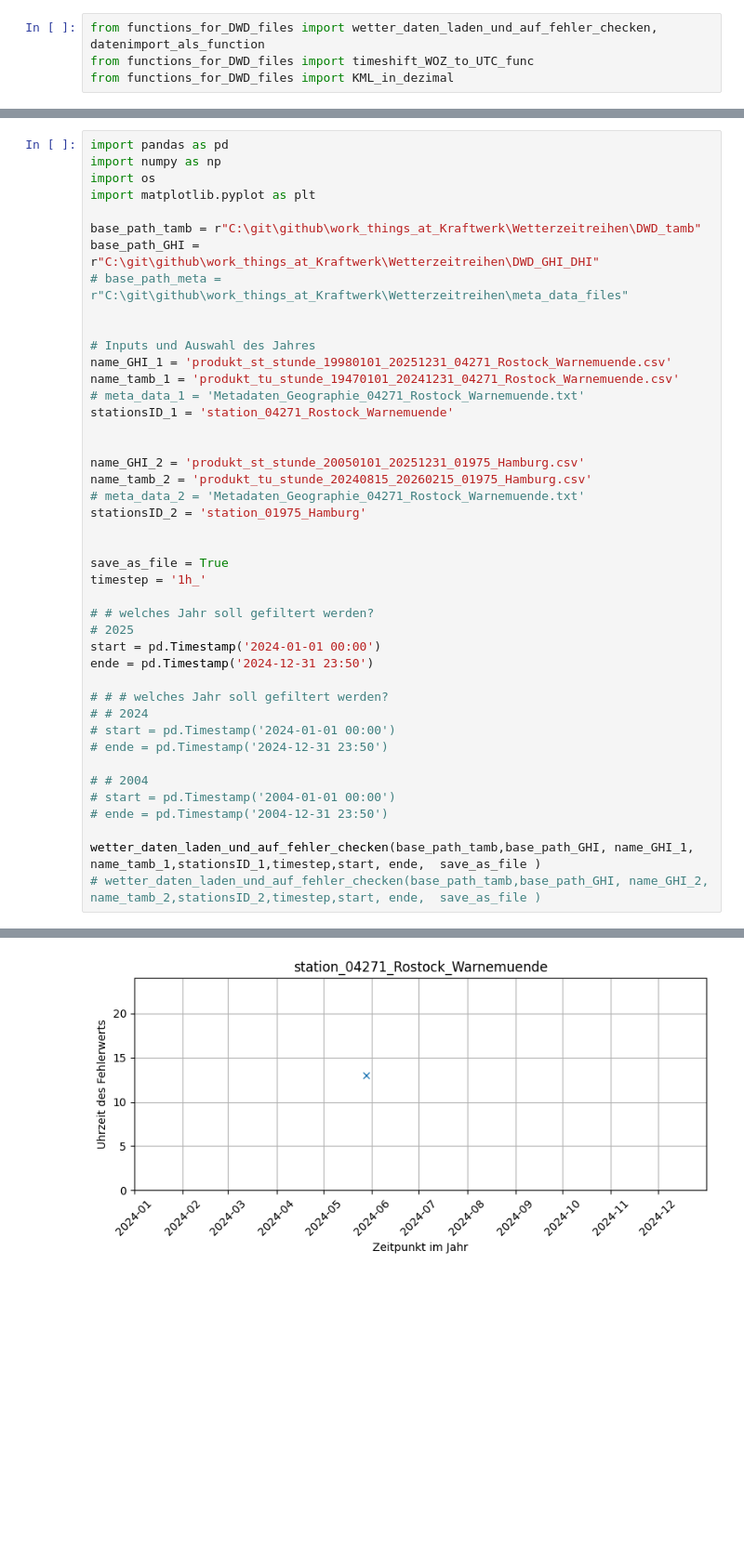
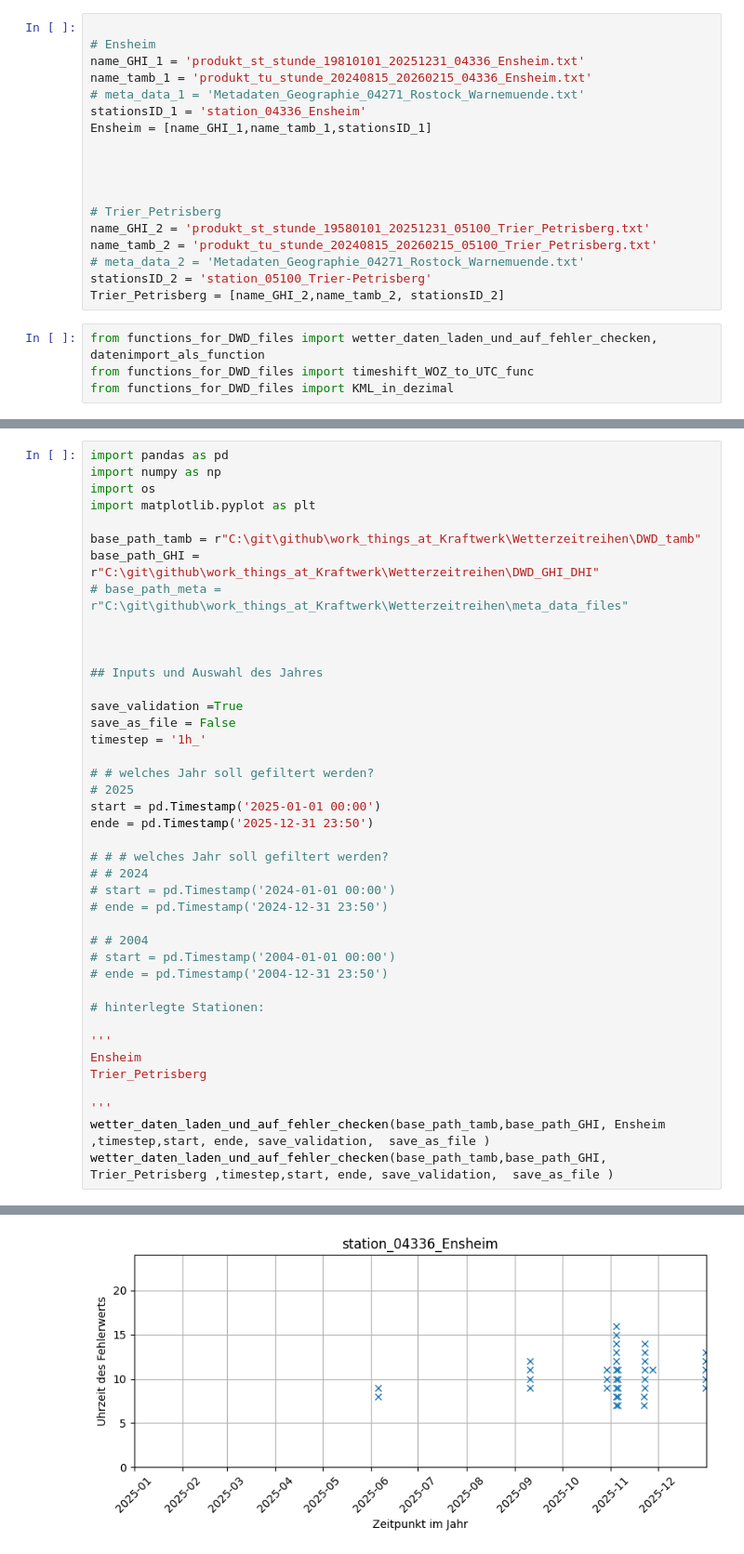
Before and after one commit to CasGross/work_things_at_Kraftwerk, a Jupyter notebook: Wetterzeitreihen/dwd_to_csv_hourly_timeshift_hauptfunktion.ipynb, the cells around one changed output, grey strips where cells are left out. Shown at 93% size. Cells and saved outputs as stored; diff of their text form; blank space fills up the shorter version.

Commit message:
big changes!!!
meta-data is automated but cannot process Umlaute

all in one analysis
saves the validation as timeseries and image

```diff
--- a/Wetterzeitreihen/dwd_to_csv_hourly_timeshift_hauptfunktion.ipynb
+++ b/Wetterzeitreihen/dwd_to_csv_hourly_timeshift_hauptfunktion.ipynb
@@ -1,3 +1,21 @@
+# %%
+
+# Ensheim
+name_GHI_1 = 'produkt_st_stunde_19810101_20251231_04336_Ensheim.txt'
+name_tamb_1 = 'produkt_tu_stunde_20240815_20260215_04336_Ensheim.txt'
+# meta_data_1 = 'Metadaten_Geographie_04271_Rostock_Warnemuende.txt'
+stationsID_1 = 'station_04336_Ensheim'
+Ensheim = [name_GHI_1,name_tamb_1,stationsID_1]
+
+
+
+
+# Trier_Petrisberg
+name_GHI_2 = 'produkt_st_stunde_19580101_20251231_05100_Trier_Petrisberg.txt'
+name_tamb_2 = 'produkt_tu_stunde_20240815_20260215_05100_Trier_Petrisberg.txt'
+# meta_data_2 = 'Metadaten_Geographie_04271_Rostock_Warnemuende.txt'
+stationsID_2 = 'station_05100_Trier-Petrisberg'
+Trier_Petrisberg = [name_GHI_2,name_tamb_2, stationsID_2]
 # %%
 from functions_for_DWD_files import wetter_daten_laden_und_auf_fehler_checken, datenimport_als_function
 from functions_for_DWD_files import timeshift_WOZ_to_UTC_func
@@ -79,26 +107,17 @@ base_path_GHI = r"C:\git\github\work_things_at_Kraftwerk\Wetterzeitreihen\DWD_GH
 # base_path_meta = r"C:\git\github\work_things_at_Kraftwerk\Wetterzeitreihen\meta_data_files"
 
 
-# Inputs und Auswahl des Jahres
-name_GHI_1 = 'produkt_st_stunde_19980101_20251231_04271_Rostock_Warnemuende.csv'
-name_tamb_1 = 'produkt_tu_stunde_19470101_20241231_04271_Rostock_Warnemuende.csv'
-# meta_data_1 = 'Metadaten_Geographie_04271_Rostock_Warnemuende.txt'
-stationsID_1 = 'station_04271_Rostock_Warnemuende'
 
+## Inputs und Auswahl des Jahres
 
-name_GHI_2 = 'produkt_st_stunde_20050101_20251231_01975_Hamburg.csv'
-name_tamb_2 = 'produkt_tu_stunde_20240815_20260215_01975_Hamburg.csv'
-# meta_data_2 = 'Metadaten_Geographie_04271_Rostock_Warnemuende.txt'
-stationsID_2 = 'station_01975_Hamburg'
-
-
-save_as_file = True
+save_validation =True
+save_as_file = False
 timestep = '1h_'
 
 # # welches Jahr soll gefiltert werden?
 # 2025
-start = pd.Timestamp('2024-01-01 00:00')
-ende = pd.Timestamp('2024-12-31 23:50')
+start = pd.Timestamp('2025-01-01 00:00')
+ende = pd.Timestamp('2025-12-31 23:50')
 
 # # # welches Jahr soll gefiltert werden?
 # # 2024
@@ -109,8 +128,15 @@ ende = pd.Timestamp('2024-12-31 23:50')
 # start = pd.Timestamp('2004-01-01 00:00')
 # ende = pd.Timestamp('2004-12-31 23:50')
 
-wetter_daten_laden_und_auf_fehler_checken(base_path_tamb,base_path_GHI, name_GHI_1, name_tamb_1,stationsID_1,timestep,start, ende,  save_as_file )
-# wetter_daten_laden_und_auf_fehler_checken(base_path_tamb,base_path_GHI, name_GHI_2, name_tamb_2,stationsID_2,timestep,start, ende,  save_as_file )
+# hinterlegte Stationen:
+
+'''
+Ensheim
+Trier_Petrisberg
+
+'''
+wetter_daten_laden_und_auf_fehler_checken(base_path_tamb,base_path_GHI, Ensheim ,timestep,start, ende, save_validation,  save_as_file )
+wetter_daten_laden_und_auf_fehler_checken(base_path_tamb,base_path_GHI, Trier_Petrisberg ,timestep,start, ende, save_validation,  save_as_file )
 # %% [output]
 daten geladen
 Zeitstempel konvertiert
@@ -144 +170 @@ Fehlerwerte GHI: 1
-[figure, old version]
+[figure, new version]
```
Also changed, not shown: parts of 4 cells of this notebook, 17 other files.
